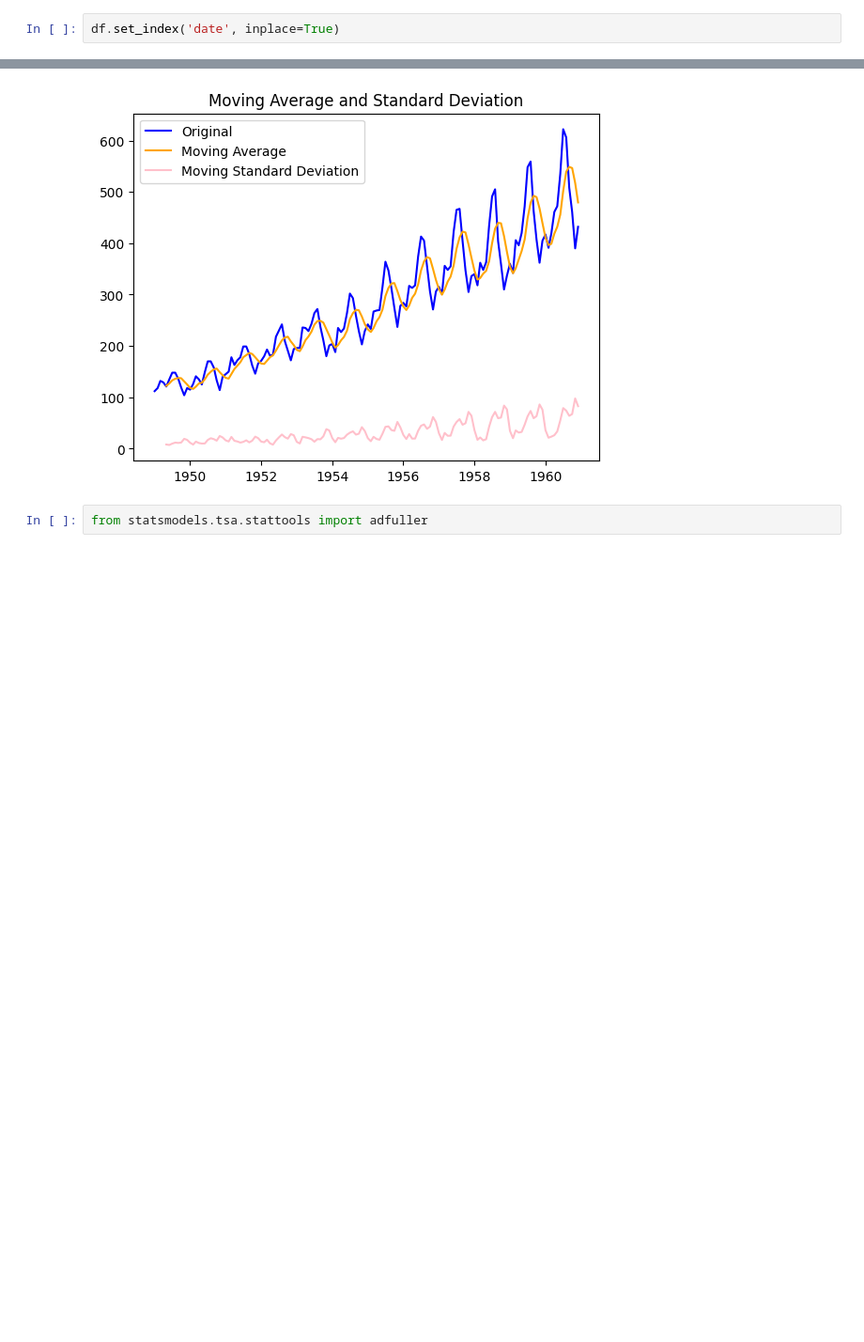
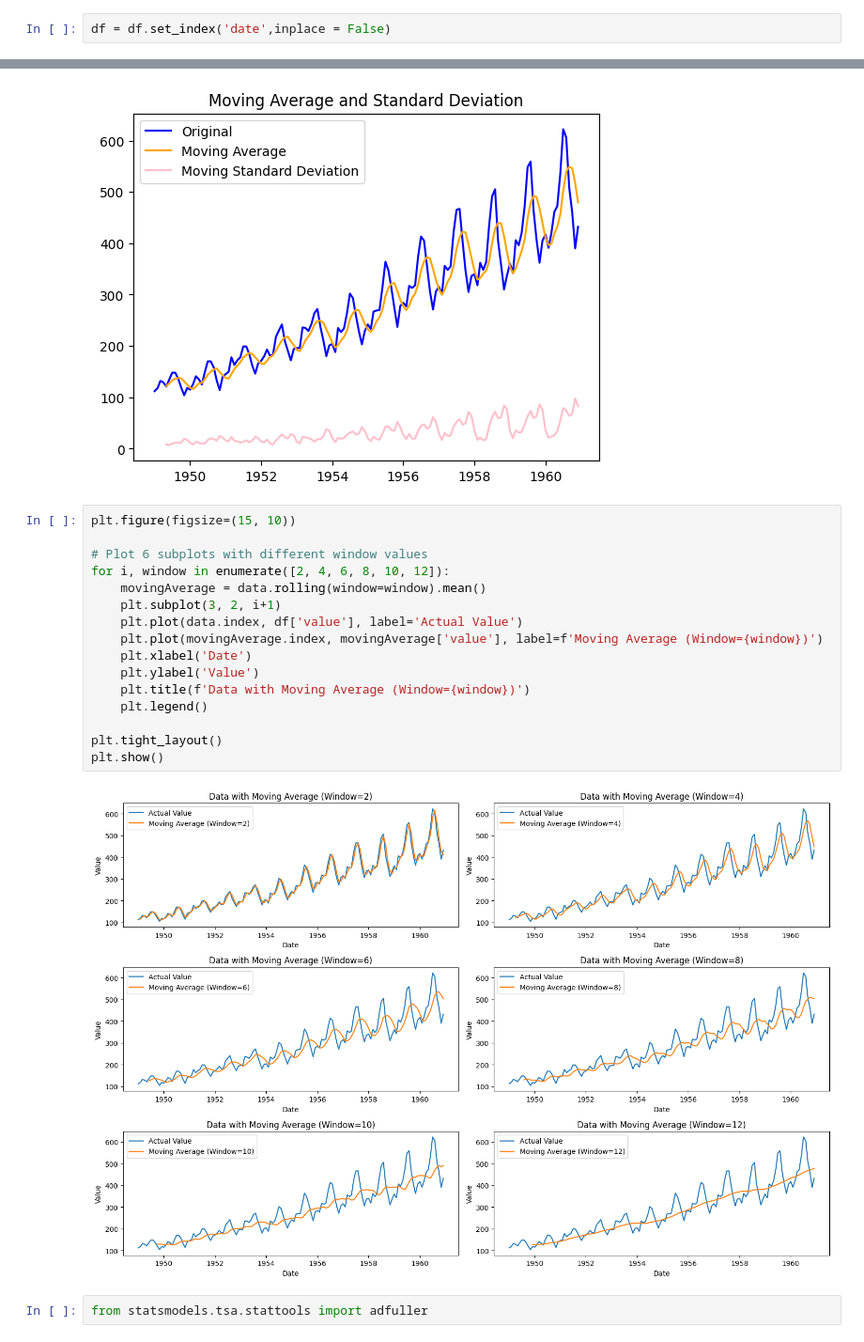
Before and after one commit to issacridhin/Advanced-Data-Analytics, a Jupyter notebook: 2348546_AirPassenger_ADA.ipynb, the cells around one changed output, grey strips where cells are left out. Shown at 94% size. Saved outputs shown, nothing was run; the diff lists cells and outputs as text; blank space fills up the shorter version.

```diff
--- a/2348546_AirPassenger_ADA.ipynb
+++ b/2348546_AirPassenger_ADA.ipynb
@@ -56,7 +56,7 @@ df.head(5)
 | 3 | 1949-04-01 | 129 |
 | 4 | 1949-05-01 | 121 |
 # %%
-df.set_index('date', inplace=True)
+df = df.set_index('date',inplace = False)
 # %%
 df.dtypes
 # %% [output]
@@ -89,6 +78,24 @@ plt.title('Moving Average and Standard Deviation')
 plt.show()
 # %% [output]
 [figure]
+# %%
+plt.figure(figsize=(15, 10))
+
+# Plot 6 subplots with different window values
+for i, window in enumerate([2, 4, 6, 8, 10, 12]):
+    movingAverage = data.rolling(window=window).mean()
+    plt.subplot(3, 2, i+1)
+    plt.plot(data.index, df['value'], label='Actual Value')
+    plt.plot(movingAverage.index, movingAverage['value'], label=f'Moving Average (Window={window})')
+    plt.xlabel('Date')
+    plt.ylabel('Value')
+    plt.title(f'Data with Moving Average (Window={window})')
+    plt.legend()
+
+plt.tight_layout()
+plt.show()
+# %% [output]
+[figure, added]
 # %%
 from statsmodels.tsa.stattools import adfuller
 # %% [markdown]
```
Also changed, not shown: parts of 9 cells of this notebook.
